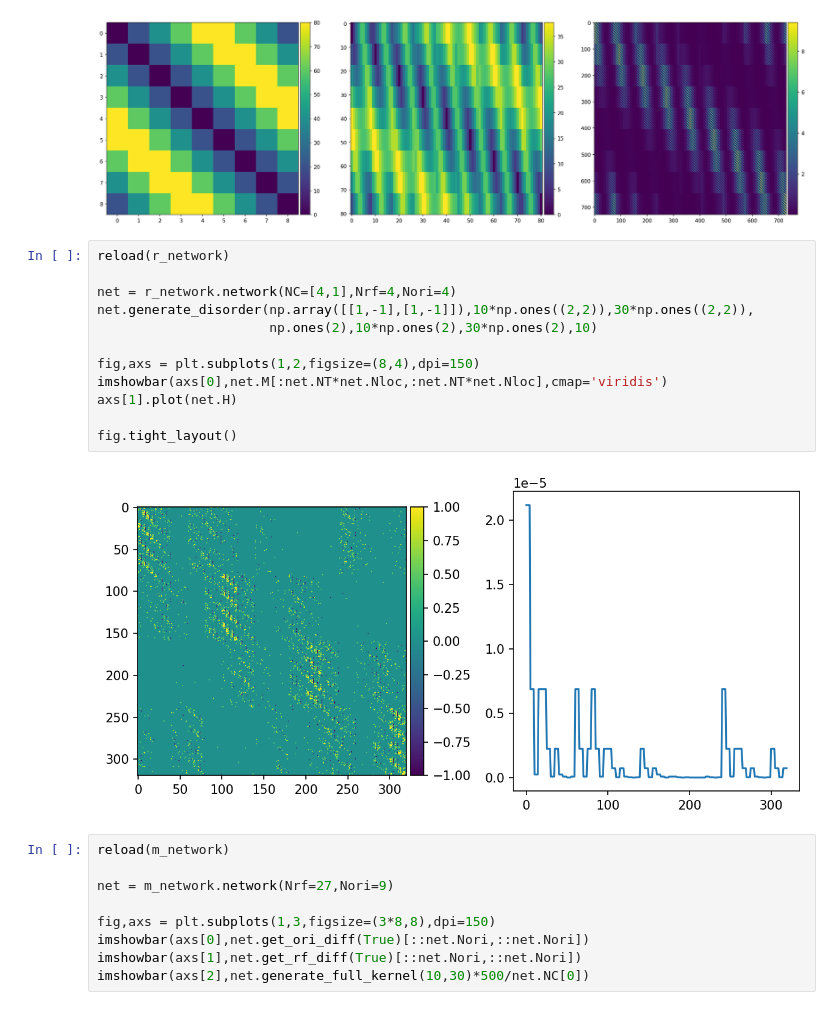
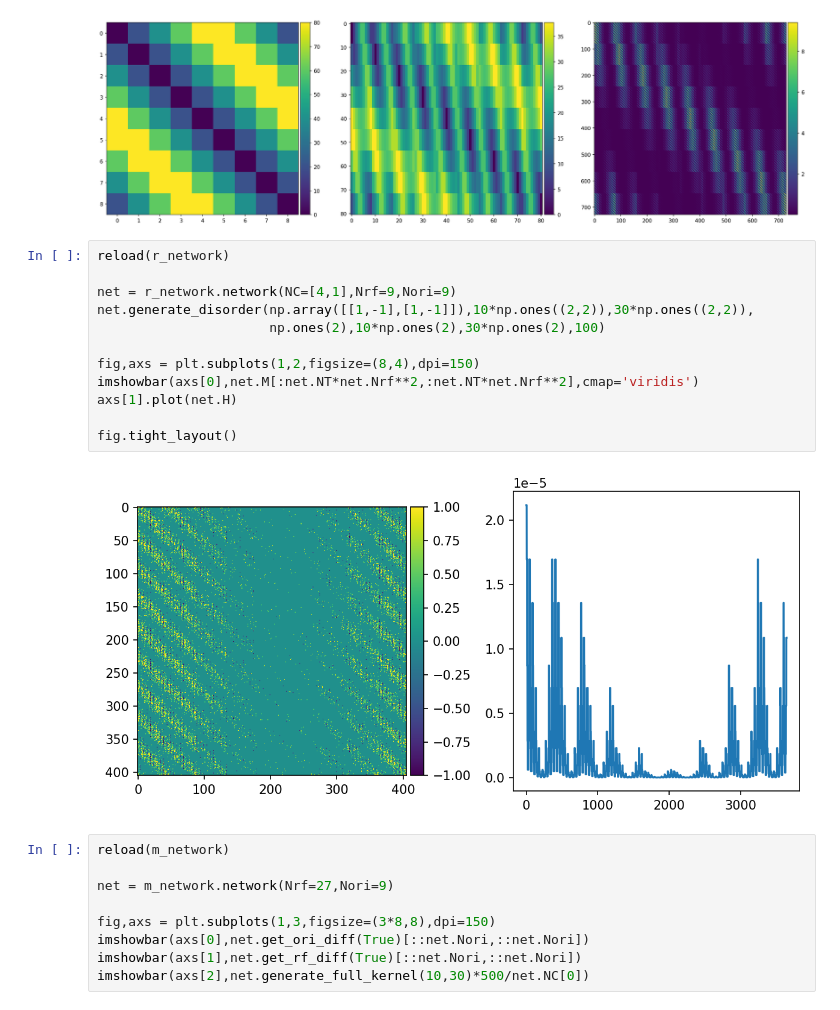
Before and after one commit to AddingAddict/ToroidalNetworks, a Jupyter notebook: sparse_weights/notebooks/test_spat_networks.ipynb, the cells around one changed output. Cells and saved outputs as stored; diff of their text form.

```diff
--- a/sparse_weights/notebooks/test_spat_networks.ipynb
+++ b/sparse_weights/notebooks/test_spat_networks.ipynb
@@ -36,17 +39,17 @@ imshowbar(axs[2],net.generate_full_kernel(10,30)*500/net.NC[0])
 # %%
 reload(r_network)
 
-net = r_network.network(NC=[4,1],Nrf=4,Nori=4)
+net = r_network.network(NC=[4,1],Nrf=9,Nori=9)
 net.generate_disorder(np.array([[1,-1],[1,-1]]),10*np.ones((2,2)),30*np.ones((2,2)),
-                      np.ones(2),10*np.ones(2),30*np.ones(2),10)
+                      np.ones(2),10*np.ones(2),30*np.ones(2),100)
 
 fig,axs = plt.subplots(1,2,figsize=(8,4),dpi=150)
-imshowbar(axs[0],net.M[:net.NT*net.Nloc,:net.NT*net.Nloc],cmap='viridis')
+imshowbar(axs[0],net.M[:net.NT*net.Nrf**2,:net.NT*net.Nrf**2],cmap='viridis')
 axs[1].plot(net.H)
 
 fig.tight_layout()
 # %% [output]
-[figure, old version]
+[figure, new version]
 # %%
 reload(m_network)
 
```
Also changed, not shown: parts of 10 cells of this notebook, 10 other files.
